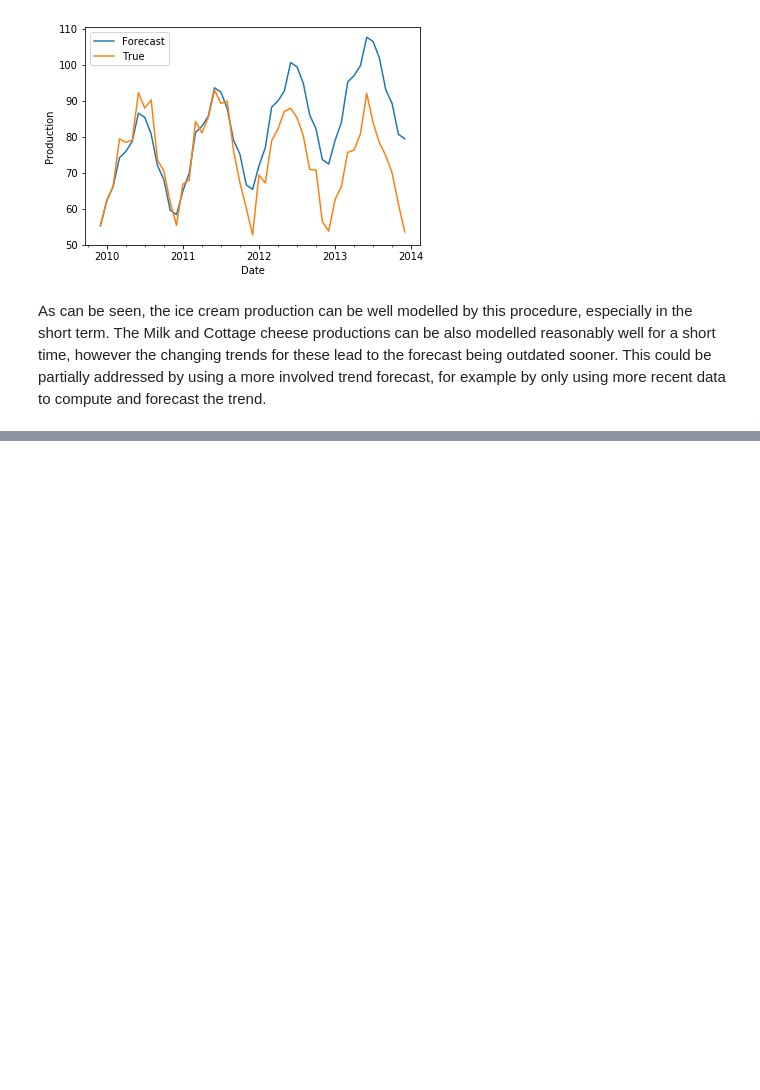
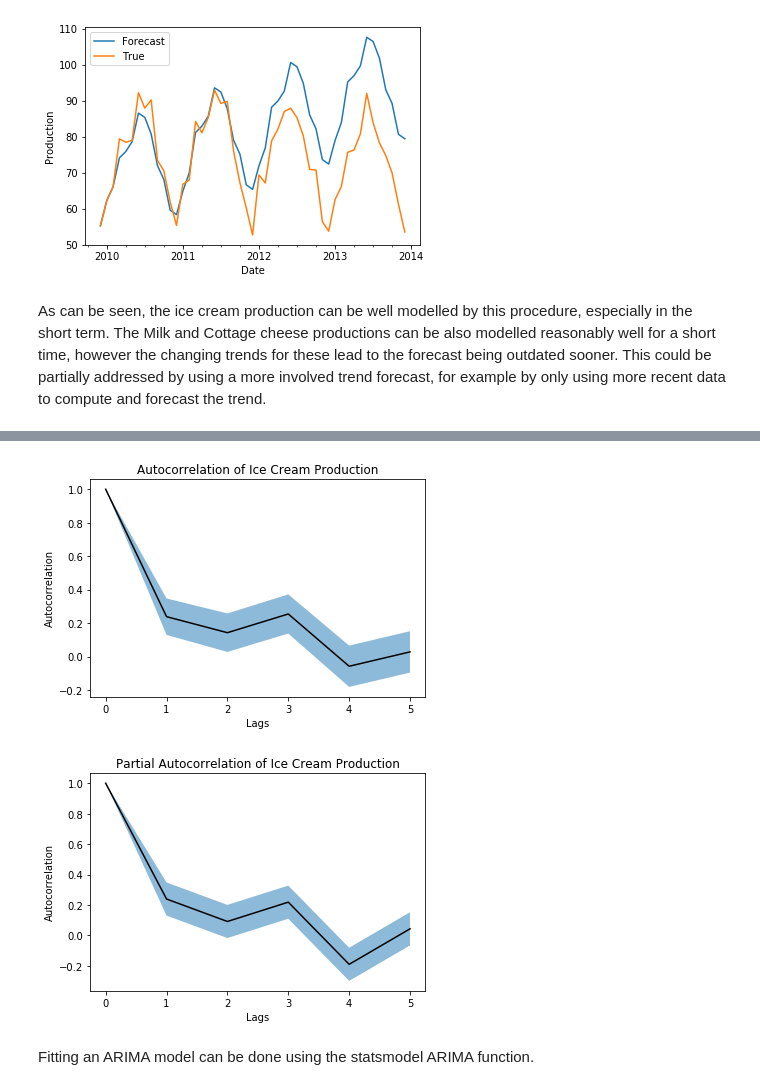
Before and after one commit to bwdGitHub/Time-Series, a Jupyter notebook: Time Series Analysis.ipynb, the cells around one changed output, grey strips where cells are left out. Saved outputs shown, nothing was run; the diff lists cells and outputs as text; code cells hidden in the pictures; blank space fills up the shorter version.

Commit message:
Added a section on ARIMA models

```diff
--- a/Time Series Analysis.ipynb
+++ b/Time Series Analysis.ipynb
@@ -363,0 +407,10 @@ As can be seen, the ice cream production can be well modelled by this procedure,
+# %%
+remainder_df = pd.DataFrame(remainder, index = remainder.index)
+remainder_df.columns = [item]
+autocorrelation_plot(item, remainder_df, nlags = 5)
+autocorrelation_plot(item, remainder_df, nlags = 5, partial=True)
+# %% [output]
+[figure, added]
+[figure, added]
+# %% [markdown]
+Fitting an ARIMA model can be done using the statsmodel ARIMA function.
```
Also changed, not shown: parts of 9 cells of this notebook.
